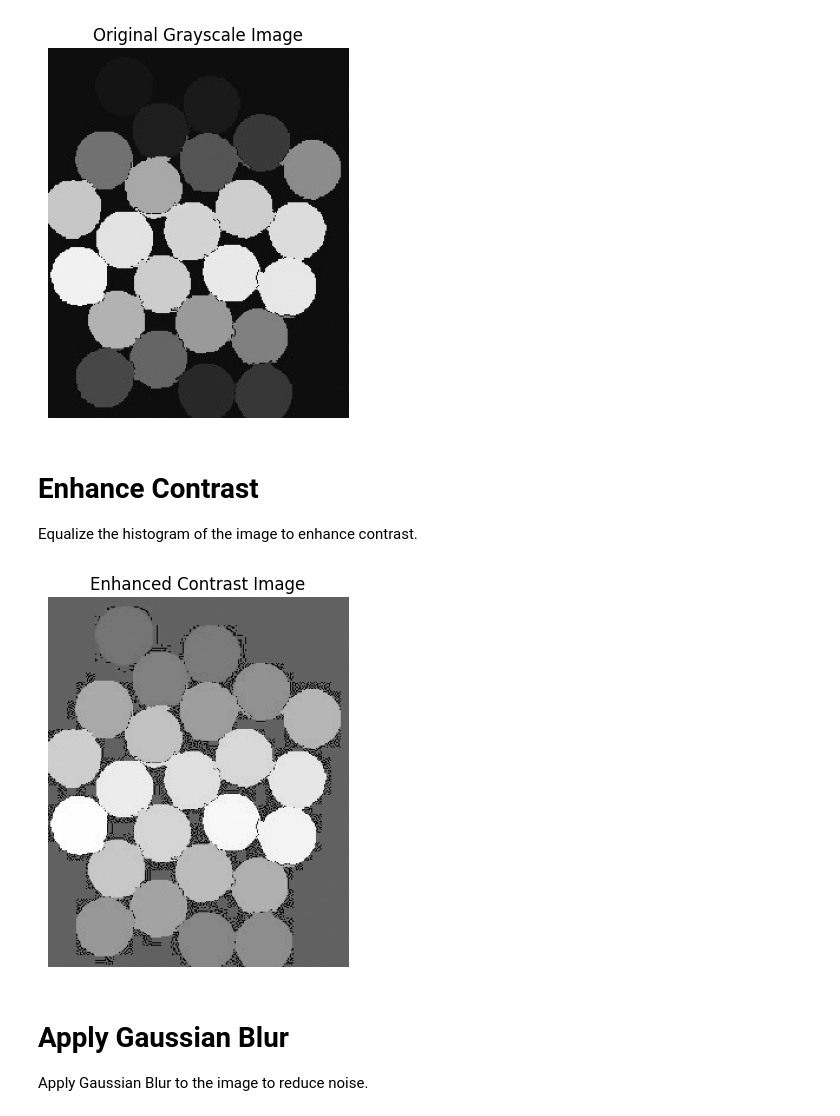
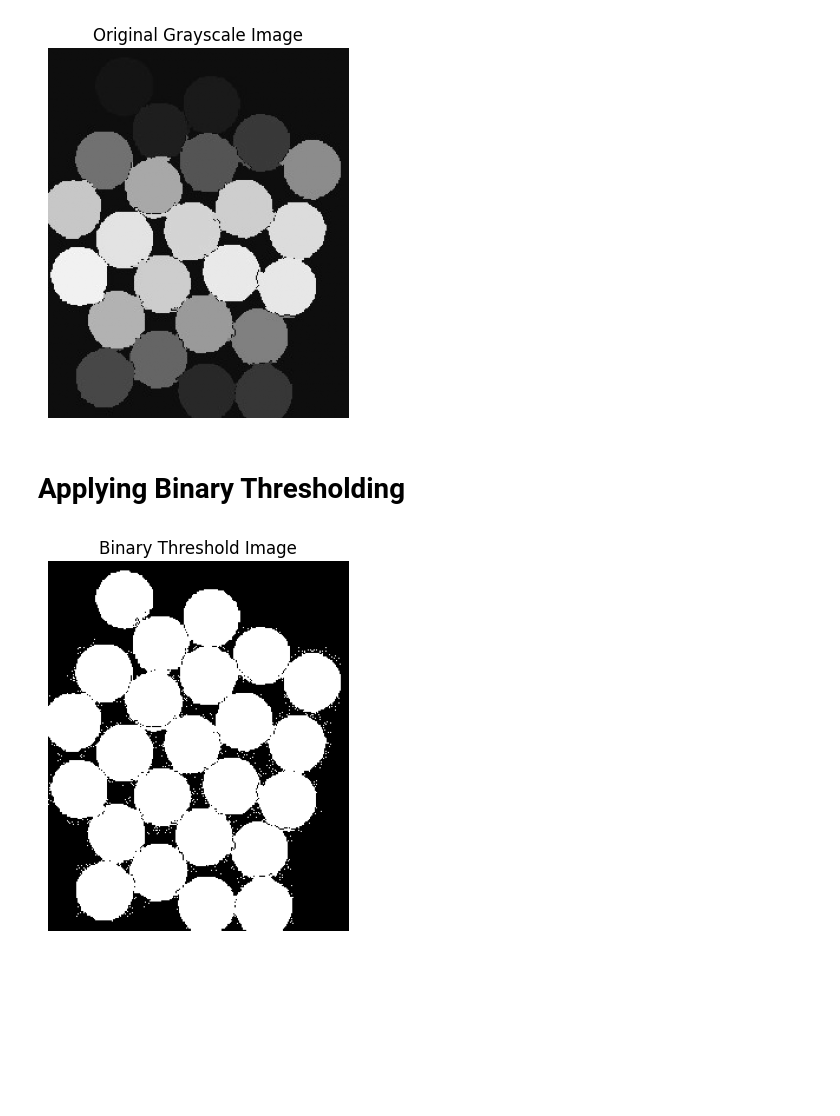
Before and after one commit to Danish-588/CV_PE2, a Jupyter notebook: Practicals/P3_/CV3_Task3.jpynb.ipynb, the cells around one changed output. Cells and saved outputs as stored; diff of their text form; code cells hidden in the pictures; blank space fills up the shorter version.

```diff
--- a/Practicals/P3_/CV3_Task3.jpynb.ipynb
+++ b/Practicals/P3_/CV3_Task3.jpynb.ipynb
@@ -45,22 +26,16 @@ plt.axis('off')
 plt.show()
 # %% [output]
 [figure]
-# %% [markdown]
-# Enhance Contrast
-Equalize the histogram of the image to enhance contrast.
+# %% [markdown]
+# Applying Binary Thresholding
 # %%
-# Enhance Contrast
+# Apply binary threshold
+ret, binary_thresh = cv2.threshold(fig3, 18, 255, cv2.THRESH_BINARY)
 
-# Equalize the histogram for better contrast
-fig3_eq = cv2.equalizeHist(fig3)
-
-# Display the enhanced contrast image
-plt.imshow(fig3_eq, cmap='gray')
-plt.title('Enhanced Contrast Image')
+# Display the binary threshold image
+plt.imshow(binary_thresh, cmap='gray')
+plt.title('Binary Threshold Image')
 plt.axis('off')
 plt.show()
 # %% [output]
-[figure, old version]
+[figure, new version]
-# %% [markdown]
-# Apply Gaussian Blur
-Apply Gaussian Blur to the image to reduce noise.
```
Also changed, not shown: parts of 21 cells of this notebook, 5 other files.
